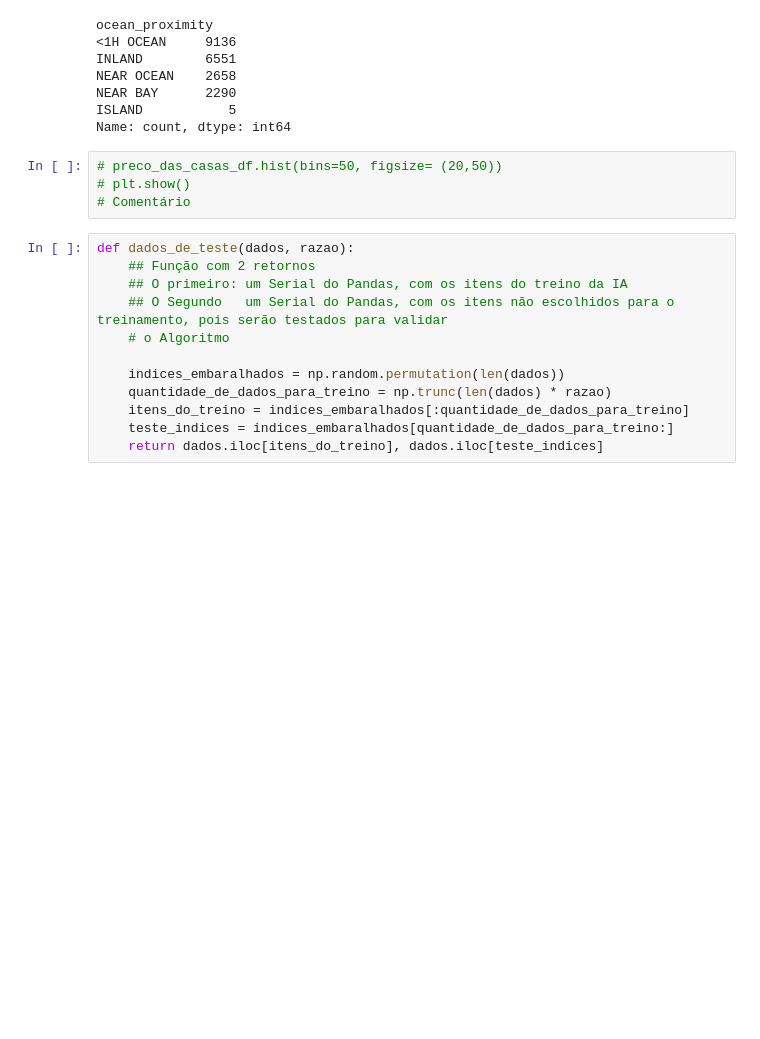
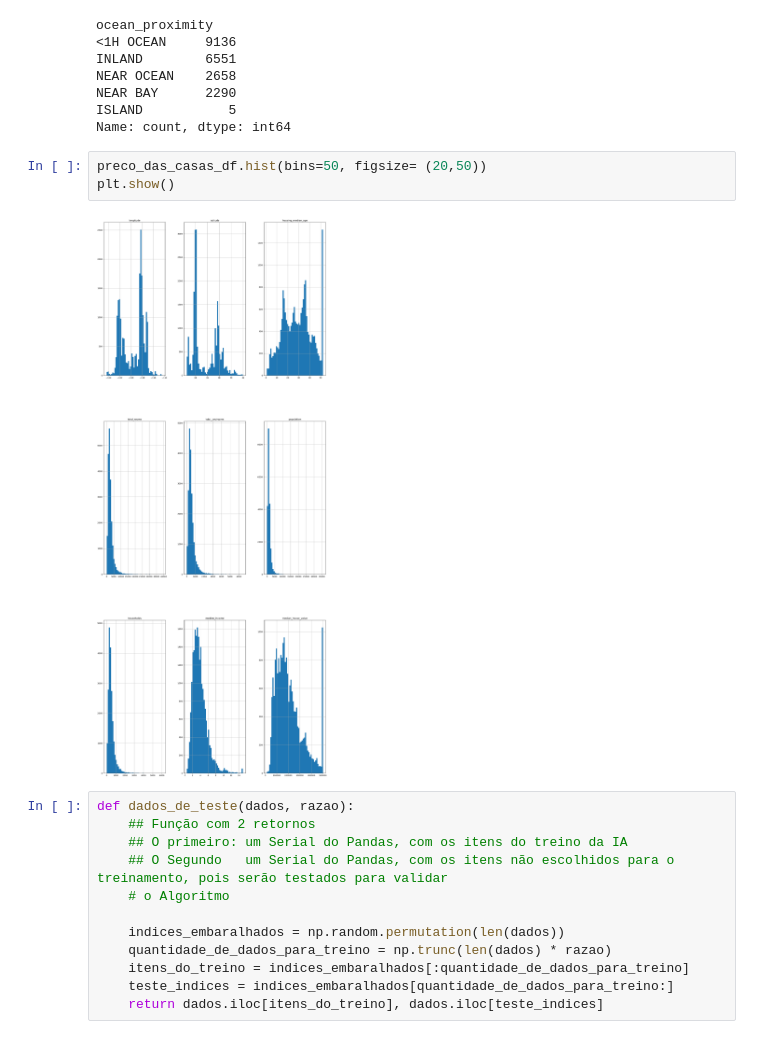
Before and after one commit to SavioCartaxo/IA_ScikitLearn_Keras_TensorFlow, a Jupyter notebook: housing.ipynb, the cells around one changed output. Saved outputs shown, nothing was run; the diff lists cells and outputs as text; blank space fills up the shorter version.

```diff
--- a/housing.ipynb
+++ b/housing.ipynb
@@ -54,9 +54,10 @@ NEAR BAY      2290
 ISLAND           5
 Name: count, dtype: int64
 # %%
-# preco_das_casas_df.hist(bins=50, figsize= (20,50))
-# plt.show()
-# Comentário
+preco_das_casas_df.hist(bins=50, figsize= (20,50))
+plt.show()
+# %% [output]
+[figure, added]
 # %%
 def dados_de_teste(dados, razao):
     ## Função com 2 retornos
```
Also changed, not shown: parts of 3 cells of this notebook, 2 other files.
